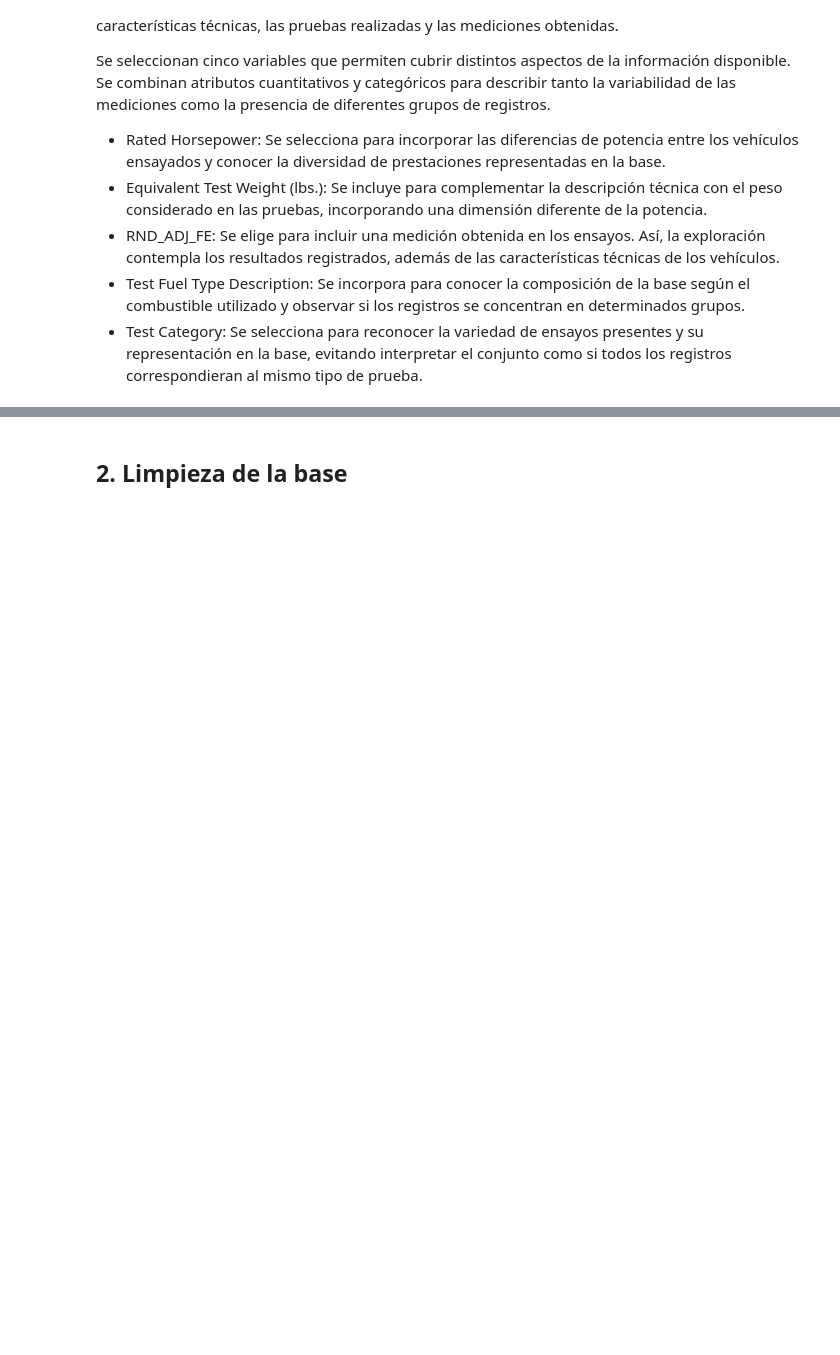
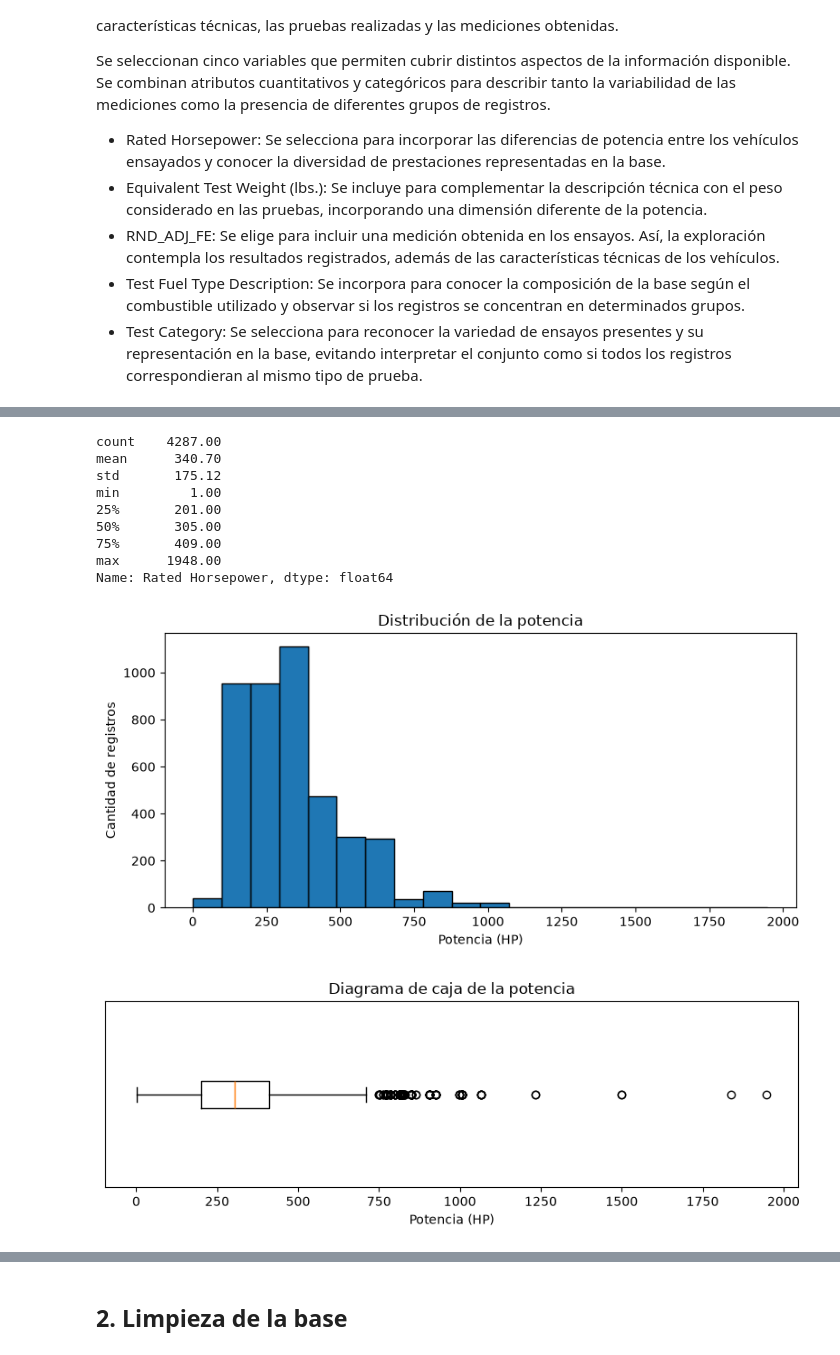
Before and after one commit to rodrigo1git/TPE-Fundamentos-de-Ciencia-de-Datos, a Jupyter notebook: TPE.ipynb, the cells around one changed output, grey strips where cells are left out. Cells and saved outputs as stored; diff of their text form; code cells hidden in the pictures; blank space fills up the shorter version.

```diff
--- a/TPE.ipynb
+++ b/TPE.ipynb
@@ -414,0 +336,34 @@ Los resultados describen registros de pruebas, no vehículos únicos, y ofrecen
+# %%
+import matplotlib.pyplot as plt
+
+potencia = datos["Rated Horsepower"].dropna()
+
+display(potencia.describe().round(2))
+
+plt.figure(figsize=(8, 4))
+plt.hist(potencia, bins=20, edgecolor="black")
+plt.title("Distribución de la potencia")
+plt.xlabel("Potencia (HP)")
+plt.ylabel("Cantidad de registros")
+plt.tight_layout()
+plt.show()
+
+plt.figure(figsize=(8, 3))
+plt.boxplot(potencia, orientation="horizontal", whis=1.5)
+plt.title("Diagrama de caja de la potencia")
+plt.xlabel("Potencia (HP)")
+plt.yticks([])
+plt.tight_layout()
+plt.show()
+# %% [output]
+count    4287.00
+mean      340.70
+std       175.12
+min         1.00
+25%       201.00
+50%       305.00
+75%       409.00
+max      1948.00
+Name: Rated Horsepower, dtype: float64
+[figure, added]
+[figure, added]
```
Also changed, not shown: parts of 11 cells of this notebook.
